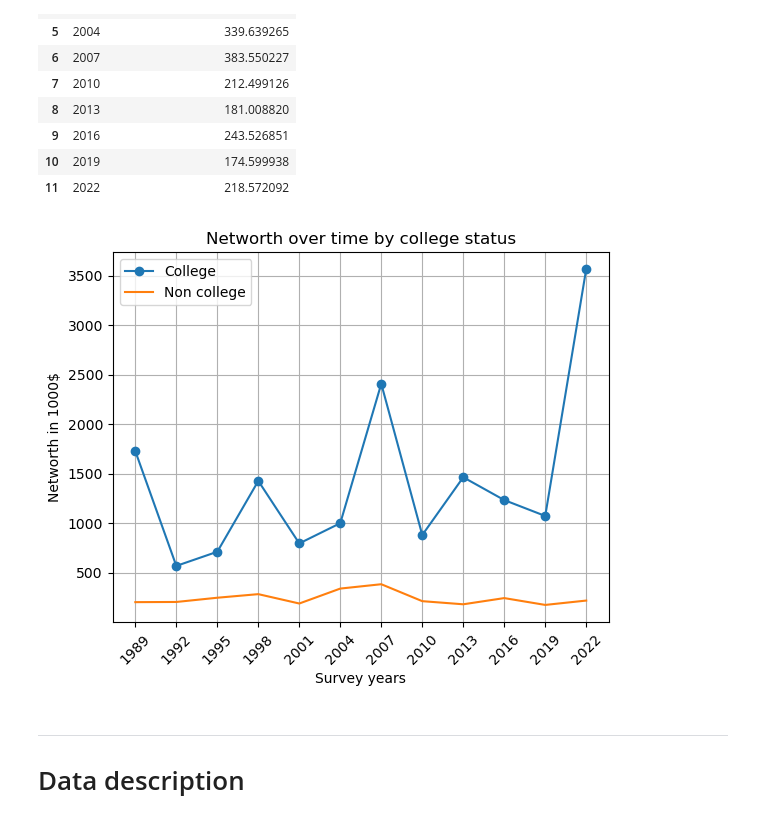
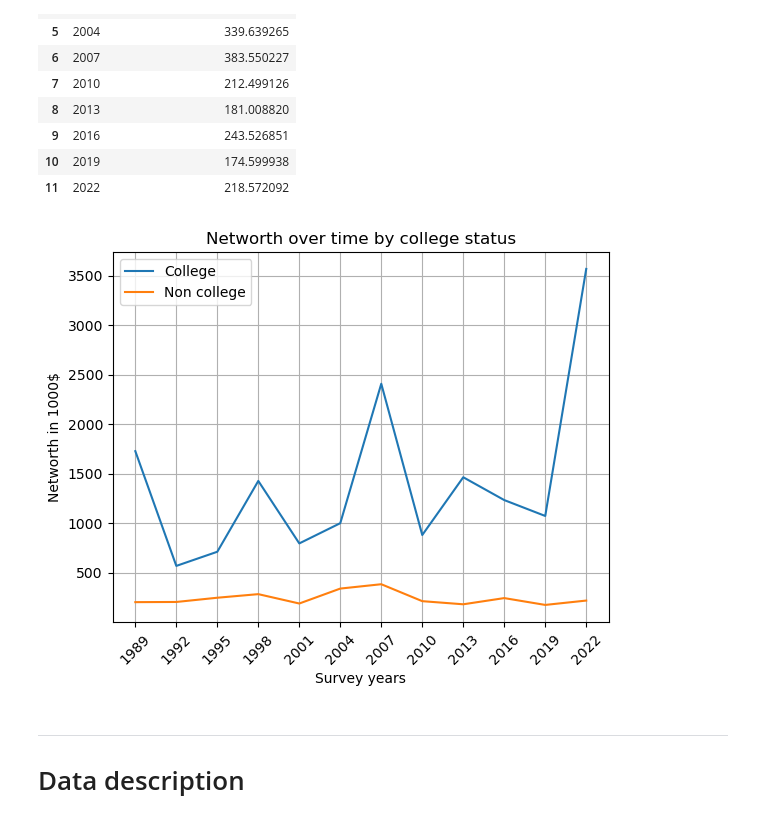
Before and after one commit to sarasyr-123/TECH2-H25-assignment2, a Jupyter notebook: assignment2.ipynb, the cells around one changed output. Drawn from its saved outputs; the diff is of its cells as text; code cells hidden in the pictures.

```diff
--- a/assignment2.ipynb
+++ b/assignment2.ipynb
@@ -67,7 +67,7 @@ Remember to add axis labels, titles, and legends (where applicable) to all your
 import pandas as pd
 
 #Read in the csv file SCF_10pct.csv
-df = pd.read_csv('/Users/sarasyrrist/TECH2/TECH2-H25/TECH2-H25/TECH2-H25-assignment2/SCF_10pct.csv')
+df = pd.read_csv('SCF_10pct.csv')
 
 #Makes a new data frame that exludes data from people under 25 and over 89
 df_filtered = df[(df['age'] >= 25) & (df['age'] <= 89)]
@@ -209,18 +201,28 @@ plt.xticks([0,1,2,3,4])
 import pandas as pd
 import matplotlib.pyplot as plt
 
+#Sorts every unique variable of the years
 survey_years=sorted(df['year'].unique())
+
+#Makes an empty list with the average networth by year
 avg_networth_by_year={}
 
+#Creates a loop that calculates average networth for each year
 for year in survey_years:
-    subset = df[df['year'] == year]
+    subset = df_filtered[df_filtered['year'] == year]
     average = subset['networth'].mean()
     avg_networth_by_year[year] = average
 
+#Creates a data frame from the list avg_networth_by_year with the columns year and average_networth
 df_average_networth_by_year=pd.DataFrame(
     list(avg_networth_by_year.items()),
     columns=['year','average_networth']
 )
 
 plt.plot(df_average_networth_by_year['year'],df_average_networth_by_year['average_networth'])
+
+#plotting
+plt.title
+plt.legend
+plt.grid()
 # %% [output]
@@ -271,25 +279,27 @@ df.noncollege
 | 10 | 2019 | 174.599938 |
 | 11 | 2022 | 218.572092 |
 # %%
+#Creates a combined the data frame with both college and non college
 df_combined=pd.merge(df.college , df.noncollege, on='year')
 
 import matplotlib.pyplot as plt
 
-plt.plot(df_combined['year'],df_combined['avg_networth_with_college'], label='College', marker='o')
-plt.plot(df_combined['year'],df_combined['avg_networth_without_college'],label='Non college', marker=None)
+#Plots bot
+plt.plot(df_combined['year'],df_combined['avg_networth_with_college'], label='College')
+plt.plot(df_combined['year'],df_combined['avg_networth_without_college'],label='Non college')
 
 
 #Adding title, labels,
 plt.title('Networth over time by college status')
 plt.xlabel('Survey years')
 plt.ylabel('Networth in 1000$')
 plt.legend()
 plt.grid(True)
 plt.xticks(df_combined['year'], rotation=45)
 plt.tight_layout
 plt.show()
 # %% [output]
-[figure, old version]
+[figure, new version]
 # %% [markdown]
 ***
 # Data description
```
Also changed, not shown: parts of 4 cells of this notebook.
